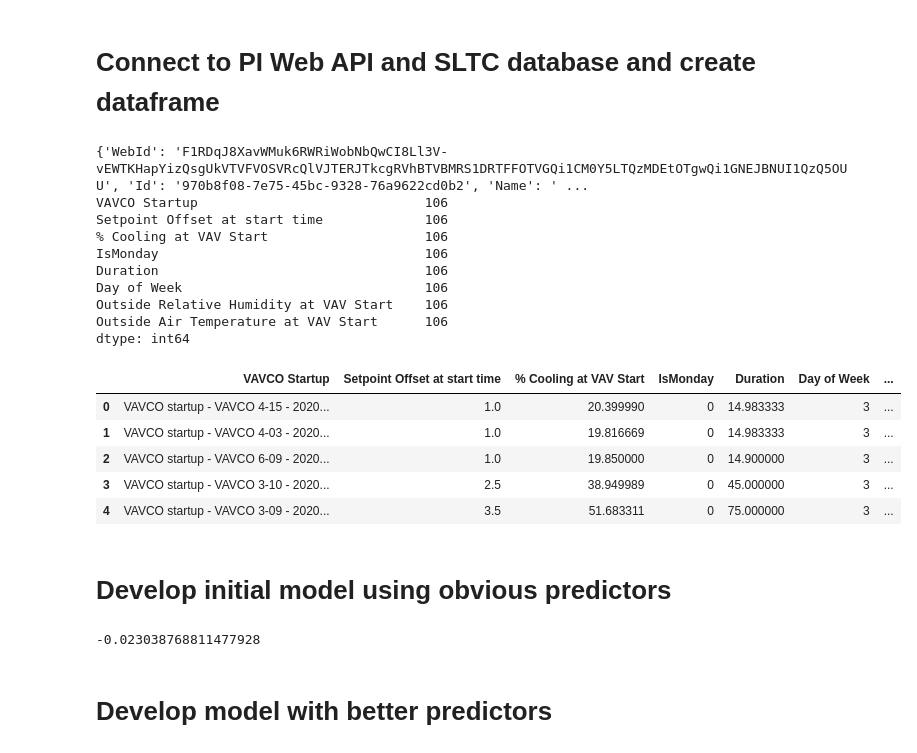
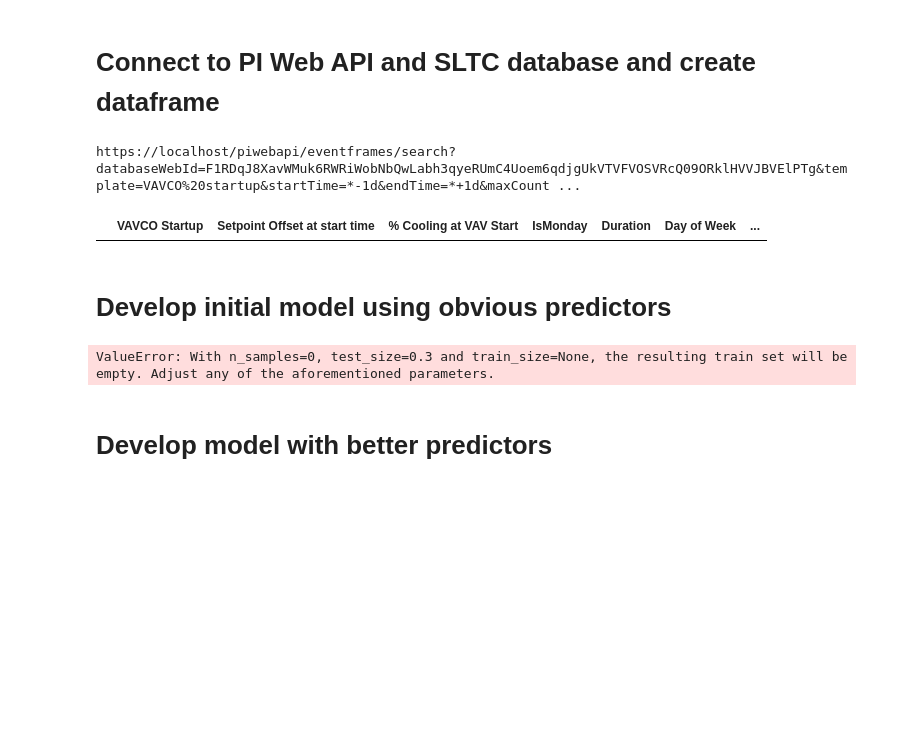
Before and after one commit to pvirk/OSI-Samples-PI-System, a Jupyter notebook: piwebapi_samples/Data Analysis/Sandbox.ipynb, the cells around one changed output. Drawn from its saved outputs; the diff is of its cells as text; code cells hidden in the pictures; blank space fills up the shorter version.

Commit message:
update notebook to read from config file

```diff
--- a/piwebapi_samples/Data Analysis/Sandbox.ipynb
+++ b/piwebapi_samples/Data Analysis/Sandbox.ipynb
@@ -27,13 +28,17 @@ from matplotlib import pyplot as plt
 # This cell does most of the data obtaining and cleanup work. It first connects to the PI System via PI Web API
 # using basic/kerberos authentication where in it gets maximum 1000 eventframes which fit our criteria.
 
-security_method = "basic"
 
 """ Create API call security method
         @param security_method string:  security method to use:  basic or kerberos
         @param user_name string: The user's credentials name
         @param user_password string: The user's credentials password
 """
+def read_config():
+    with open('test_config.json') as c:
+        data = json.load(c)
+    return data
+
 def call_security_method(security_method, user_name, user_password):
 
     if security_method.lower() == 'basic':
@@ -46,25 +51,23 @@ def call_security_method(security_method, user_name, user_password):
 
 """ Method to send HTTP GET requests
         @param query:  query string to execute
-        Also uses the credentials.json file to read the username and password for Basic Authentication
+        Also uses the test_config.json file to read the username and password for Basic Authentication
 """
 def get(query):
 
-    with open('credentials.json') as c:
-        data = json.load(c)
-        username = data['username']
-        password = data['password']
-        domain = data['domain']
+    data = read_config()
+    username = data['USER_NAME']
+    password = data['USER_PASSWORD']
+    securitymethod = data['AUTH_TYPE']
 
-    security_auth = call_security_method(security_method, domain + "\\" + username , password)
+    security_auth = call_security_method(securitymethod, username, password)
     response = requests.get(query, auth= security_auth, verify=False)
-
     return response
 
 """ Method to send HTTP POST requests
         @param query:  query string to execute
         @param body: body of the request
-        Also uses the credentials.json file to read the username and password for Basic Authentication
+        Also uses the test_config.json file to read the username and password for Basic Authentication
 """
 def post(query, body):
 
@@ -72,15 +75,14 @@ def post(query, body):
         'content-type': 'application/json',
         'X-Requested-With':'XmlHttpRequest'
     }
-    with open('credentials.json') as c:
-        data = json.load(c)
-        username = data['username']
-        password = data['password']
-        domain = data['domain']
 
-    security_auth = call_security_method(security_method, domain + "\\" + username , password)
+    data = read_config()
+    username = data['USER_NAME']
+    password = data['USER_PASSWORD']
+    securitymethod = data['AUTH_TYPE']
+
+    security_auth = call_security_method(securitymethod, username, password)
     response = requests.post(query, auth= security_auth, verify=False, json=body, headers=header)
-    print(response.status_code)
     return response
 
 
@@ -88,15 +90,18 @@ def post(query, body):
         @param path: path of the database. More info can be found here: https://your-server/piwebapi/help/topics/path-syntax
 """
 def getDatabaseWebID(path):
-    getDatabaseQuery = "https://localhost/piwebapi/assetdatabases?path=" + databasePath
+
+    data = read_config()
+    piwebapi_url = data['PIWEBAPI_URL']
+    getDatabaseQuery = piwebapi_url + "/assetdatabases?path=" + databasePath
     database = json.loads(get(getDatabaseQuery).text)
-    print(database)
     return database['WebId']
 
 
 #get database WebID
 
-databasePath = "\\\\RESTUNIT\\Building Example-ce1e95fb-b3f9-4301-980b-f4ba5b5c499e"
+data = read_config()
+databasePath = "\\\\"+ data['AF_SERVER_NAME'] + "\\" + data['AF_DATABASE_NAME']
 databaseWebID = getDatabaseWebID(databasePath)
 
 
@@ -108,10 +113,10 @@ databaseWebID = getDatabaseWebID(databasePath)
 # Additionally, we are looking for eventframes which have the duration less than 2 hours so that we can count out anamolies for
 # the purpose of cleaning up our dataset. That is why we decided to use the query feature of the search endpoints.
 # More information about query syntax can be found here : https://your-server/piwebapi/help/topics/search-query-syntax
-getEFQuery = "https://localhost/piwebapi/eventframes/search?databaseWebId="+\
+piwebapi_url = data['PIWEBAPI_URL']
+getEFQuery = piwebapi_url + "/eventframes/search?databaseWebId="+\
                 databaseWebID + "&template=VAVCO%20startup&startTime=*-1d&endTime=*+1d&maxCount=1000&query=duration:<2h"
-
-
+print(getEFQuery)
 #send GET request to PI Web API
 response = get(getEFQuery)
 data = json.loads(response.text)
@@ -160,49 +165,34 @@ for i in items:
         if j['Name'] == 'Outside Relative Humidity at VAV Start':
             value_response = get(j['Links']['Value'])
             outsidehumidity.append(json.loads(value_response.text)['Value'])
         if j['Name'] == 'Outside Air Temperature at VAV Start':
             value_response = get(j['Links']['Value'])
             outsideairtemp.append(json.loads(value_response.text)['Value'])
 
     #add IsMonday predictor
     if startTime.weekday() == 0:
         isMonday.append(1)
     else:
         isMonday.append(0)
 
     dayofweek.append(startTime.weekday())
 
 
 df = pd.DataFrame({
     'VAVCO Startup' : efarray,
     'Setpoint Offset at start time' : setpoint,
     '% Cooling at VAV Start' : percentcooling,
     'IsMonday' : isMonday,
     'Duration' : duration,
     'Day of Week' : dayofweek,
     'Outside Relative Humidity at VAV Start' : outsidehumidity,
     'Outside Air Temperature at VAV Start' : outsideairtemp
 })
 
-print(df.count())
 df.head()
 # %% [output]
-{'WebId': 'F1RDqJ8XavWMuk6RWRiWobNbQwCI8Ll3V-vEWTKHapYizQsgUkVTVFVOSVRcQlVJTERJTkcgRVhBTVBMRS1DRTFFOTVGQi1CM0Y5LTQzMDEtOTgwQi1GNEJBNUI1QzQ5OUU', 'Id': '970b8f08-7e75-45bc-9328-76a9622cd0b2', 'Name': ' ...
-VAVCO Startup                             106
-Setpoint Offset at start time             106
-% Cooling at VAV Start                    106
-IsMonday                                  106
-Duration                                  106
-Day of Week                               106
-Outside Relative Humidity at VAV Start    106
-Outside Air Temperature at VAV Start      106
-dtype: int64
+https://localhost/piwebapi/eventframes/search?databaseWebId=F1RDqJ8XavWMuk6RWRiWobNbQwLabh3qyeRUmC4Uoem6qdjgUkVTVFVOSVRcQ09ORklHVVJBVElPTg&template=VAVCO%20startup&startTime=*-1d&endTime=*+1d&maxCount ...
 |  | VAVCO Startup | Setpoint Offset at start time | % Cooling at VAV Start | IsMonday | Duration | Day of Week | ... |
-| 0 | VAVCO startup - VAVCO 4-15 - 2020... | 1.0 | 20.399990 | 0 | 14.983333 | 3 | ... |
-| 1 | VAVCO startup - VAVCO 4-03 - 2020... | 1.0 | 19.816669 | 0 | 14.983333 | 3 | ... |
-| 2 | VAVCO startup - VAVCO 6-09 - 2020... | 1.0 | 19.850000 | 0 | 14.900000 | 3 | ... |
-| 3 | VAVCO startup - VAVCO 3-10 - 2020... | 2.5 | 38.949989 | 0 | 45.000000 | 3 | ... |
-| 4 | VAVCO startup - VAVCO 3-09 - 2020... | 3.5 | 51.683311 | 0 | 75.000000 | 3 | ... |
 # %% [markdown]
 # Develop initial model using obvious predictors
 # %%
@@ -219,7 +209,7 @@ regr1 = linear_model.LinearRegression()
 regr1.fit(x_train, y_train)
 print(regr1.score(x_test, y_test))
 # %% [output]
--0.023038768811477928
+ValueError: With n_samples=0, test_size=0.3 and train_size=None, the resulting train set will be empty. Adjust any of the aforementioned parameters.
 # %% [markdown]
 # Develop model with better predictors
 # %%
```
Also changed, not shown: parts of 3 cells of this notebook, 2 other files.
